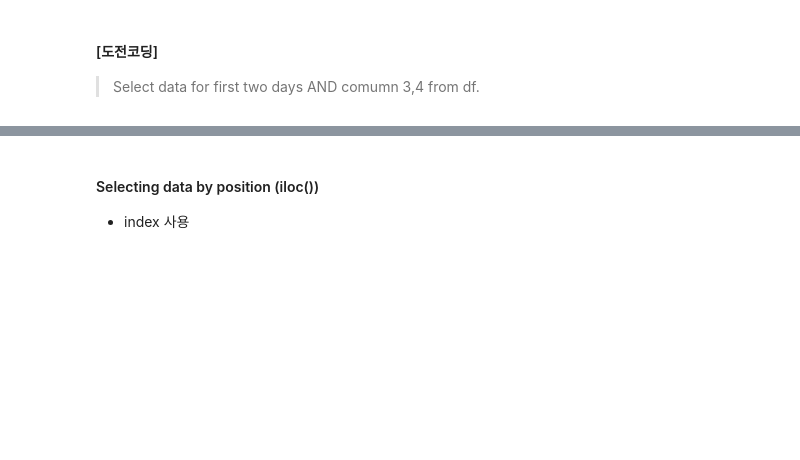
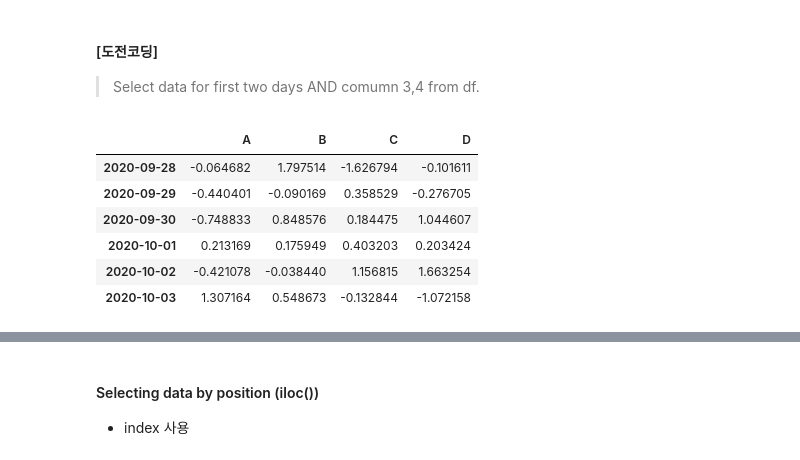
Before and after one commit to rldckd0103/pdm02, a Jupyter notebook: py-pandas/pandas_2_handling_df.ipynb, the cells around one changed output, grey strips where cells are left out. Cells and saved outputs as stored; diff of their text form; code cells hidden in the pictures; blank space fills up the shorter version.

```diff
--- a/py-pandas/pandas_2_handling_df.ipynb
+++ b/py-pandas/pandas_2_handling_df.ipynb
@@ -264,6 +268,16 @@ df.loc[:,['A','B']]
 #### [도전코딩]
 
 > Select data for first two days AND comumn 3,4 from df.
+# %%
+df
+# %% [output]
+|  | A | B | C | D |
+| 2020-09-28 | -0.064682 | 1.797514 | -1.626794 | -0.101611 |
+| 2020-09-29 | -0.440401 | -0.090169 | 0.358529 | -0.276705 |
+| 2020-09-30 | -0.748833 | 0.848576 | 0.184475 | 1.044607 |
+| 2020-10-01 | 0.213169 | 0.175949 | 0.403203 | 0.203424 |
+| 2020-10-02 | -0.421078 | -0.038440 | 1.156815 | 1.663254 |
+| 2020-10-03 | 1.307164 | 0.548673 | -0.132844 | -1.072158 |
 # %%
 #df.loc[0:2,['C','D']]
 #df.loc['20200928':'20200929',['C','D']]
```
Also changed, not shown: parts of 14 cells of this notebook.
